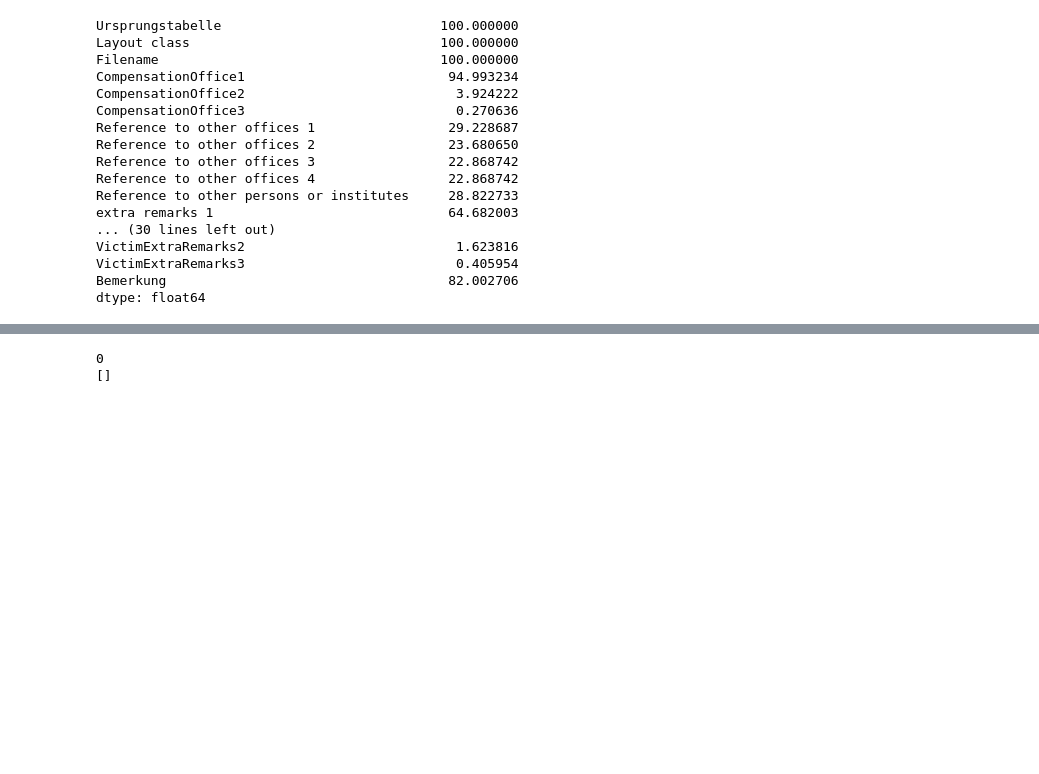
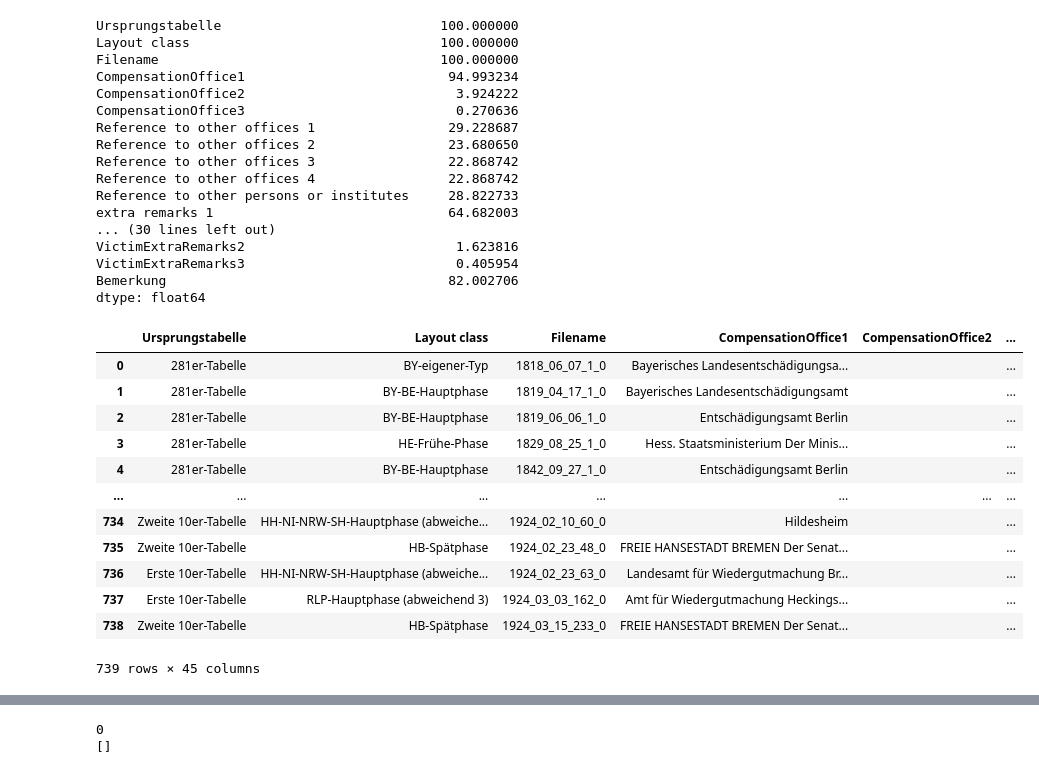
Before and after one commit to mahsavafaie/BZK-InformationExtraction, a Jupyter notebook: Analyze.ipynb, the cells around one changed output, grey strips where cells are left out. Saved outputs shown, nothing was run; the diff lists cells and outputs as text; code cells hidden in the pictures; blank space fills up the shorter version.

```diff
--- a/Analyze.ipynb
+++ b/Analyze.ipynb
@@ -58,6 +58,29 @@ VictimExtraRemarks2                           1.623816
 VictimExtraRemarks3                           0.405954
 Bemerkung                                    82.002706
 dtype: float64
+# %%
+# replace NaN values with empty string
+df = df.fillna('')
+
+# remove all whitespace from cells
+df = df.map(lambda x: x.strip() if isinstance(x, str) else x)
+# remove all newlines from cells
+df = df.replace('\\n', ' ', regex=True)
+df
+# %% [output]
+|  | Ursprungstabelle | Layout class | Filename | CompensationOffice1 | CompensationOffice2 | ... |
+| 0 | 281er-Tabelle | BY-eigener-Typ | 1818_06_07_1_0 | Bayerisches Landesentschädigungsa... |  | ... |
+| 1 | 281er-Tabelle | BY-BE-Hauptphase | 1819_04_17_1_0 | Bayerisches Landesentschädigungsamt |  | ... |
+| 2 | 281er-Tabelle | BY-BE-Hauptphase | 1819_06_06_1_0 | Entschädigungsamt Berlin |  | ... |
+| 3 | 281er-Tabelle | HE-Frühe-Phase | 1829_08_25_1_0 | Hess. Staatsministerium Der Minis... |  | ... |
+| 4 | 281er-Tabelle | BY-BE-Hauptphase | 1842_09_27_1_0 | Entschädigungsamt Berlin |  | ... |
+| ... | ... | ... | ... | ... | ... | ... |
+| 734 | Zweite 10er-Tabelle | HH-NI-NRW-SH-Hauptphase (abweiche... | 1924_02_10_60_0 | Hildesheim |  | ... |
+| 735 | Zweite 10er-Tabelle | HB-Spätphase | 1924_02_23_48_0 | FREIE HANSESTADT BREMEN Der Senat... |  | ... |
+| 736 | Erste 10er-Tabelle | HH-NI-NRW-SH-Hauptphase (abweiche... | 1924_02_23_63_0 | Landesamt für Wiedergutmachung Br... |  | ... |
+| 737 | Erste 10er-Tabelle | RLP-Hauptphase (abweichend 3) | 1924_03_03_162_0 | Amt für Wiedergutmachung Heckings... |  | ... |
+| 738 | Zweite 10er-Tabelle | HB-Spätphase | 1924_03_15_233_0 | FREIE HANSESTADT BREMEN Der Senat... |  | ... |
+739 rows × 45 columns
 # %%
 # add '.jpg' to the file name
 df.loc[:, 'Filename'] = df.loc[:, 'Filename'].apply(lambda x: x + '.jpg')
```
Also changed, not shown: parts of 7 cells of this notebook, 11 other files.
